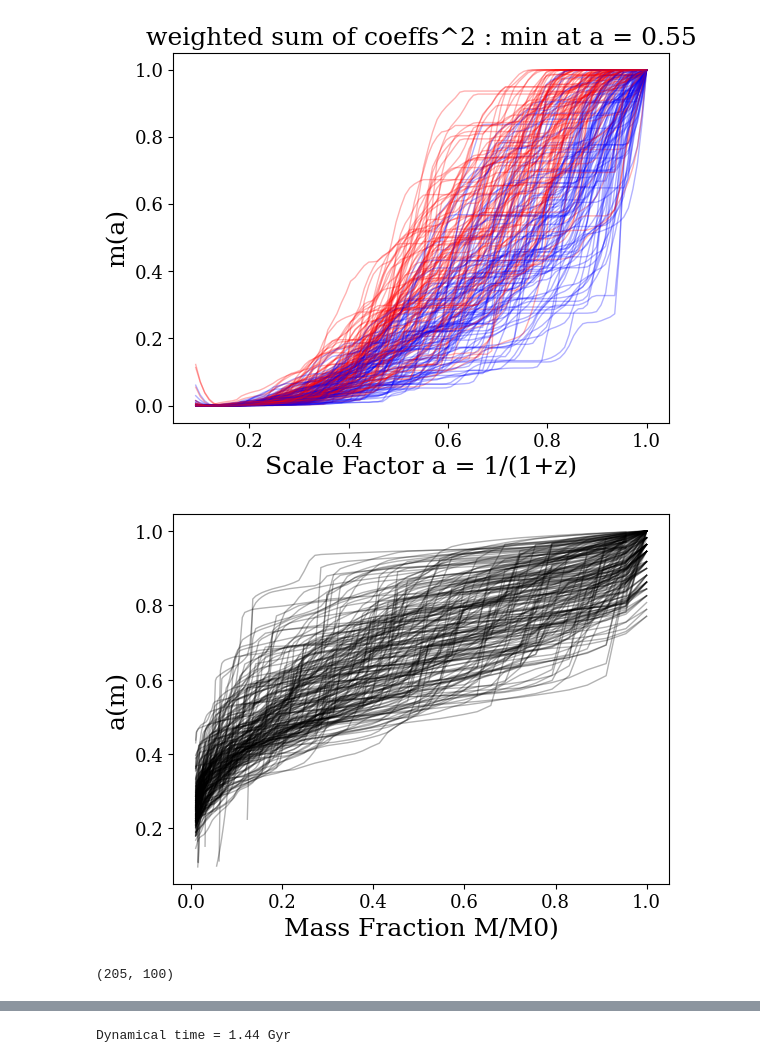
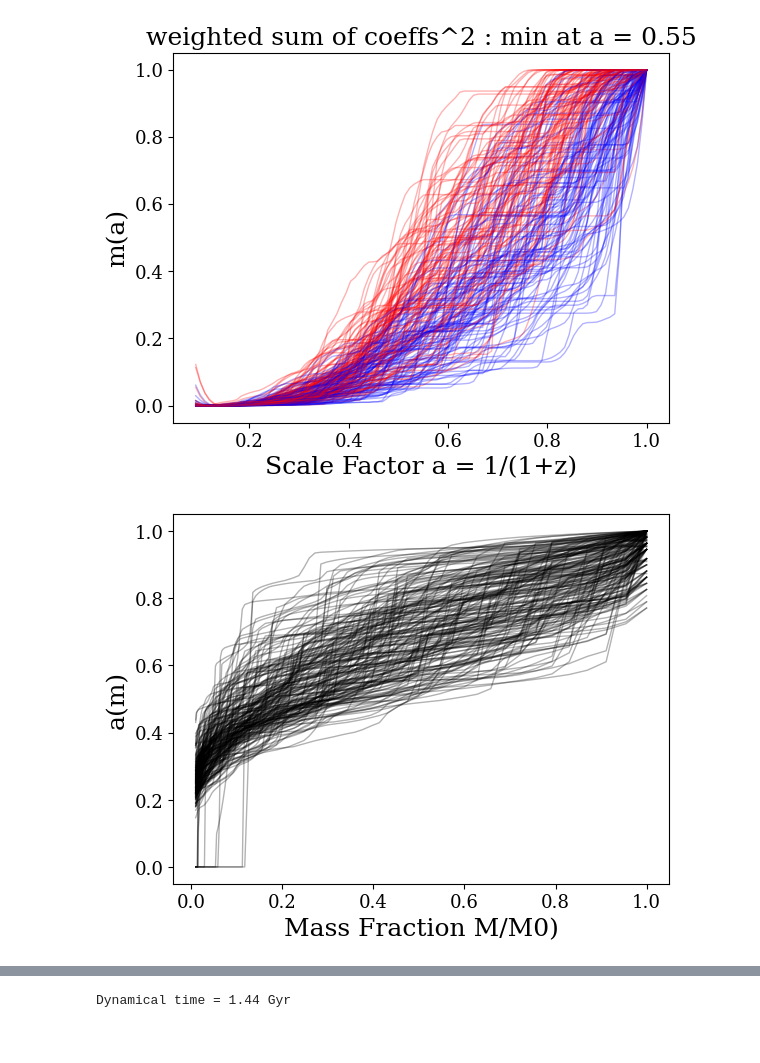
Before and after one commit to Kabelo-T/cluster_morph, a Jupyter notebook: multicam.ipynb, the cells around one changed output, grey strips where cells are left out. Cells and saved outputs as stored; diff of their text form; code cells hidden in the pictures.

```diff
--- a/multicam.ipynb
+++ b/multicam.ipynb
@@ -39,6 +39,11 @@ colors = [
 # %%
 mah_dict = futils.get_mah_all()
 mah, common_aexp = datutils.interp_ma(mah_dict)
+am, mass_bins = datutils.get_am(ma=mah, scales=common_aexp, min_mass_bin=0.01)
+# for nans in am, want to use previous value
+# but if first value is nan, set to 0
+am[:, 0] = np.nan_to_num(am[:, 0], nan=0.0)
+am = np.fmax.accumulate(am, axis=1)
 stacked_mah = np.vstack([mah]*3)  # because we have 3 projections
 
 m14 = pd.read_csv('data/gadgetx3k/mag_diff_GadgetX_3k.csv')
@@ -85,3 +90,7 @@ df3 = futils.get_morphologies('results/zx/r_0.03Mpc_205.csv')
 inner_df = pd.concat([df1, df2, df3])
 
 iconc = inner_df['C']
+# %%
+test_am = am.copy()
+test_am[:, 0] = np.nan_to_num(test_am[:, 0], nan=0.0)
+new_am = np.fmax.accumulate(test_am, axis=1)
@@ -352,14 +363,10 @@ am, mass_bins = datutils.get_am(ma=mah, scales=common_aexp, min_mass_bin=0.01)
 # %%
 fig, axs = plt.subplots(1, 1)
-for i in am:
-    axs.plot(mass_bins, i, alpha=0.3, lw=1, color='black')
+for a in new_am:
+    axs.plot(mass_bins, a, alpha=0.3, lw=1, color='black')
 
 axs.set_xlabel('Mass Fraction M/M0)')
 axs.set_ylabel('a(m)')
 plt.show()
 # %% [output]
-[figure, old version]
+[figure, new version]
-# %%
-np.shape(am)
-# %% [output]
-(205, 100)
```
Also changed, not shown: parts of 13 cells of this notebook, 1 other file.
